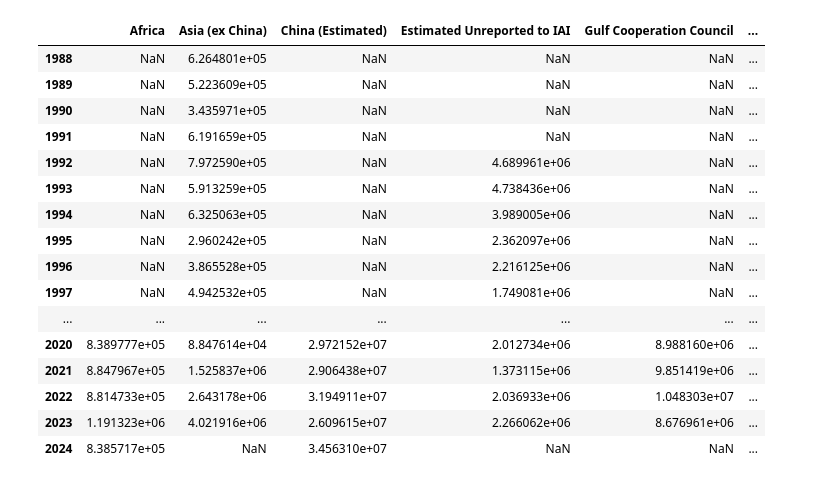
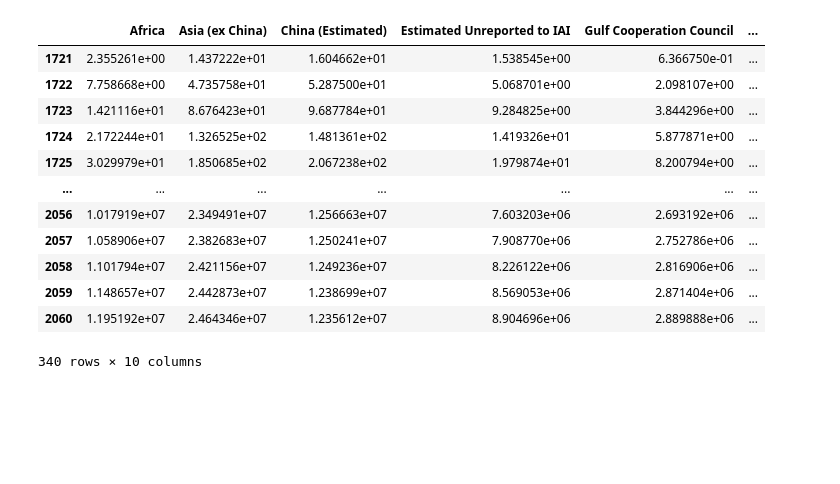
Before and after one commit to imagepbl/image-materials, a Jupyter notebook: imagematerials/rest_of/scripts_test/aluminium.ipynb, the cells around one changed output. Cells and saved outputs as stored; diff of their text form; code cells hidden in the pictures; blank space fills up the shorter version.

```diff
--- a/imagematerials/rest_of/scripts_test/aluminium.ipynb
+++ b/imagematerials/rest_of/scripts_test/aluminium.ipynb
@@ -140,0 +104,12 @@ aluminium.historic_other_fraction_consumption[aluminium.historic_other_fraction_
+# %%
+# Fit models
+aluminium.calculate_regressors(aluminium.historic_other_fraction_consumption)
+aluminium.fit_models(best_rmse_models= {
+    'low_steady' : 'gompertz model',
+                     'all' : 'gompertz model',
+                     'china' : 'gompertz model',
+    'outlier' : 'gompertz model'})
+# Projections
+
+
+aluminium.project_on_total(list(IAI_TO_IMAGE_CLASSES.keys()))
@@ -141,20 +174,16 @@ aluminium.historic_other_fraction_consumption[aluminium.historic_other_fraction_
 # %%
-aluminium.historic_other_fraction_consumption
+aluminium.image_mat_material_regions_total
 # %% [output]
 |  | Africa | Asia (ex China) | China (Estimated) | Estimated Unreported to IAI | Gulf Cooperation Council | ... |
-| 1988 | NaN | 6.264801e+05 | NaN | NaN | NaN | ... |
-| 1989 | NaN | 5.223609e+05 | NaN | NaN | NaN | ... |
-| 1990 | NaN | 3.435971e+05 | NaN | NaN | NaN | ... |
-| 1991 | NaN | 6.191659e+05 | NaN | NaN | NaN | ... |
-| 1992 | NaN | 7.972590e+05 | NaN | 4.689961e+06 | NaN | ... |
-| 1993 | NaN | 5.913259e+05 | NaN | 4.738436e+06 | NaN | ... |
-| 1994 | NaN | 6.325063e+05 | NaN | 3.989005e+06 | NaN | ... |
-| 1995 | NaN | 2.960242e+05 | NaN | 2.362097e+06 | NaN | ... |
-| 1996 | NaN | 3.865528e+05 | NaN | 2.216125e+06 | NaN | ... |
-| 1997 | NaN | 4.942532e+05 | NaN | 1.749081e+06 | NaN | ... |
+| 1721 | 2.355261e+00 | 1.437222e+01 | 1.604662e+01 | 1.538545e+00 | 6.366750e-01 | ... |
+| 1722 | 7.758668e+00 | 4.735758e+01 | 5.287500e+01 | 5.068701e+00 | 2.098107e+00 | ... |
+| 1723 | 1.421116e+01 | 8.676423e+01 | 9.687784e+01 | 9.284825e+00 | 3.844296e+00 | ... |
+| 1724 | 2.172244e+01 | 1.326525e+02 | 1.481361e+02 | 1.419326e+01 | 5.877871e+00 | ... |
+| 1725 | 3.029979e+01 | 1.850685e+02 | 2.067238e+02 | 1.979874e+01 | 8.200794e+00 | ... |
 | ... | ... | ... | ... | ... | ... | ... |
-| 2020 | 8.389777e+05 | 8.847614e+04 | 2.972152e+07 | 2.012734e+06 | 8.988160e+06 | ... |
-| 2021 | 8.847967e+05 | 1.525837e+06 | 2.906438e+07 | 1.373115e+06 | 9.851419e+06 | ... |
-| 2022 | 8.814733e+05 | 2.643178e+06 | 3.194911e+07 | 2.036933e+06 | 1.048303e+07 | ... |
-| 2023 | 1.191323e+06 | 4.021916e+06 | 2.609615e+07 | 2.266062e+06 | 8.676961e+06 | ... |
-| 2024 | 8.385717e+05 | NaN | 3.456310e+07 | NaN | NaN | ... |
+| 2056 | 1.017919e+07 | 2.349491e+07 | 1.256663e+07 | 7.603203e+06 | 2.693192e+06 | ... |
+| 2057 | 1.058906e+07 | 2.382683e+07 | 1.250241e+07 | 7.908770e+06 | 2.752786e+06 | ... |
+| 2058 | 1.101794e+07 | 2.421156e+07 | 1.249236e+07 | 8.226122e+06 | 2.816906e+06 | ... |
+| 2059 | 1.148657e+07 | 2.442873e+07 | 1.238699e+07 | 8.569053e+06 | 2.871404e+06 | ... |
+| 2060 | 1.195192e+07 | 2.464346e+07 | 1.235612e+07 | 8.904696e+06 | 2.889888e+06 | ... |
+340 rows × 10 columns
```
Also changed, not shown: parts of 19 cells of this notebook, 4 other files.
